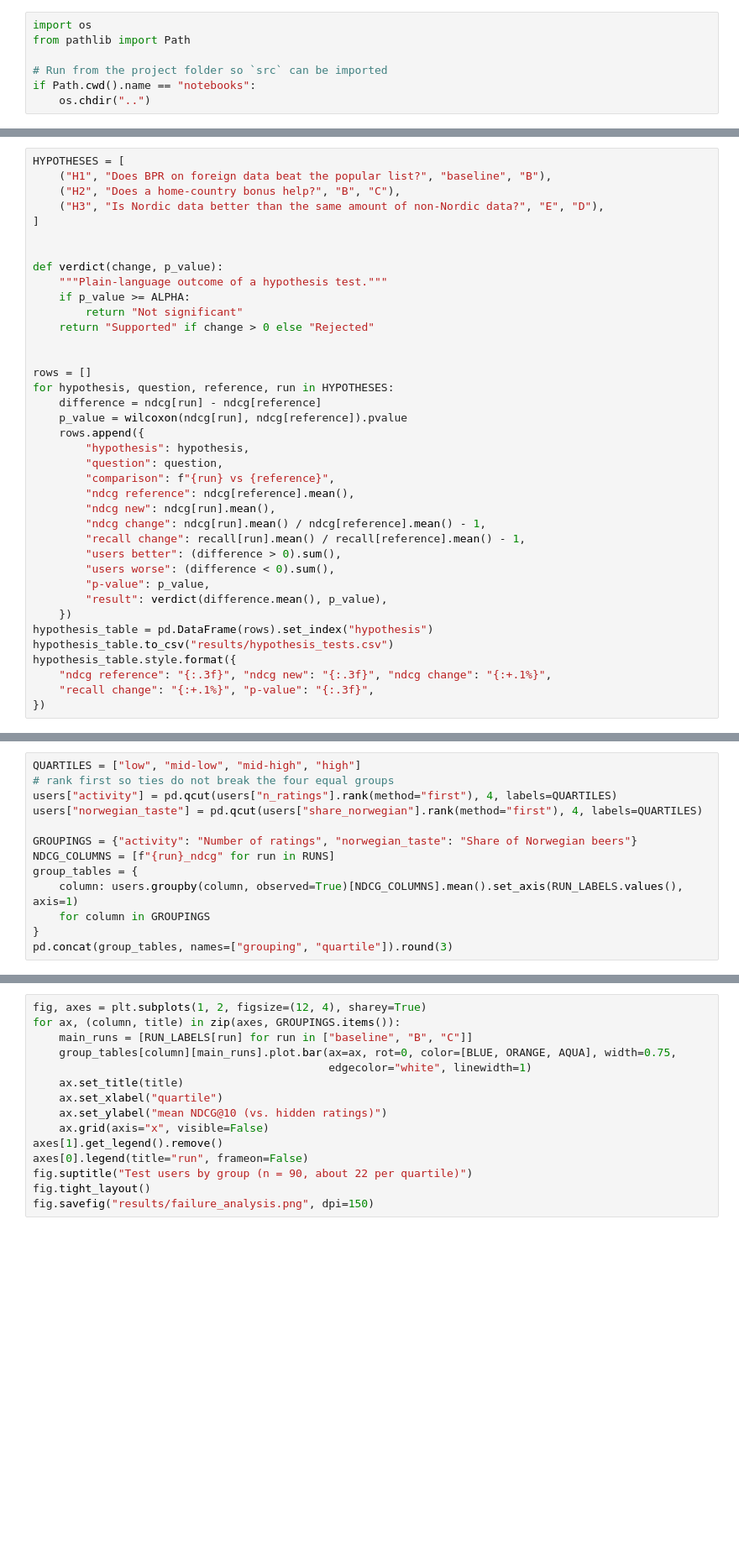
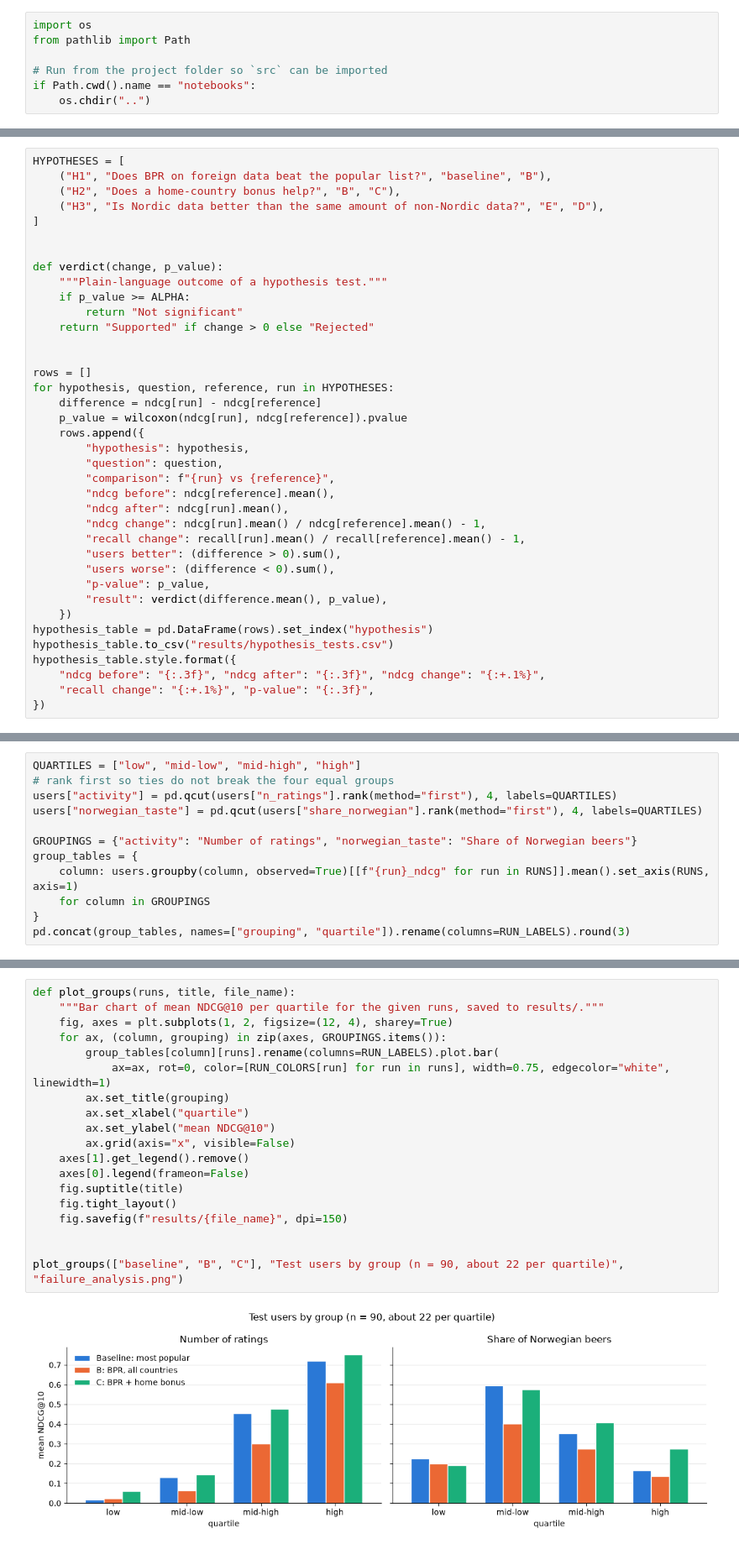
Before and after one commit to marennodenes/beer-recsys, a Jupyter notebook: notebooks/04_results.ipynb, the cells around one changed output, grey strips where cells are left out. Shown at 84% size. Saved outputs shown, nothing was run; the diff lists cells and outputs as text; blank space fills up the shorter version.

```diff
--- a/notebooks/04_results.ipynb
+++ b/notebooks/04_results.ipynb
@@ -159,8 +154,8 @@ for hypothesis, question, reference, run in HYPOTHESES:
         "hypothesis": hypothesis,
         "question": question,
         "comparison": f"{run} vs {reference}",
-        "ndcg reference": ndcg[reference].mean(),
-        "ndcg new": ndcg[run].mean(),
+        "ndcg before": ndcg[reference].mean(),
+        "ndcg after": ndcg[run].mean(),
         "ndcg change": ndcg[run].mean() / ndcg[reference].mean() - 1,
         "recall change": recall[run].mean() / recall[reference].mean() - 1,
         "users better": (difference > 0).sum(),
@@ -171,6 +166,6 @@ for hypothesis, question, reference, run in HYPOTHESES:
 hypothesis_table = pd.DataFrame(rows).set_index("hypothesis")
 hypothesis_table.to_csv("results/hypothesis_tests.csv")
 hypothesis_table.style.format({
-    "ndcg reference": "{:.3f}", "ndcg new": "{:.3f}", "ndcg change": "{:+.1%}",
+    "ndcg before": "{:.3f}", "ndcg after": "{:.3f}", "ndcg change": "{:+.1%}",
     "recall change": "{:+.1%}", "p-value": "{:.3f}",
 })
@@ -230,9 +257,8 @@ users["activity"] = pd.qcut(users["n_ratings"].rank(method="first"), 4, labels=Q
 users["norwegian_taste"] = pd.qcut(users["share_norwegian"].rank(method="first"), 4, labels=QUARTILES)
 
 GROUPINGS = {"activity": "Number of ratings", "norwegian_taste": "Share of Norwegian beers"}
-NDCG_COLUMNS = [f"{run}_ndcg" for run in RUNS]
 group_tables = {
-    column: users.groupby(column, observed=True)[NDCG_COLUMNS].mean().set_axis(RUN_LABELS.values(), axis=1)
+    column: users.groupby(column, observed=True)[[f"{run}_ndcg" for run in RUNS]].mean().set_axis(RUNS, axis=1)
     for column in GROUPINGS
 }
-pd.concat(group_tables, names=["grouping", "quartile"]).round(3)
+pd.concat(group_tables, names=["grouping", "quartile"]).rename(columns=RUN_LABELS).round(3)
@@ -239,18 +276,24 @@ pd.concat(group_tables, names=["grouping", "quartile"]).round(3)
 # %%
-fig, axes = plt.subplots(1, 2, figsize=(12, 4), sharey=True)
-for ax, (column, title) in zip(axes, GROUPINGS.items()):
-    main_runs = [RUN_LABELS[run] for run in ["baseline", "B", "C"]]
-    group_tables[column][main_runs].plot.bar(ax=ax, rot=0, color=[BLUE, ORANGE, AQUA], width=0.75,
-                                             edgecolor="white", linewidth=1)
-    ax.set_title(title)
-    ax.set_xlabel("quartile")
-    ax.set_ylabel("mean NDCG@10 (vs. hidden ratings)")
-    ax.grid(axis="x", visible=False)
-axes[1].get_legend().remove()
-axes[0].legend(title="run", frameon=False)
-fig.suptitle("Test users by group (n = 90, about 22 per quartile)")
-fig.tight_layout()
-fig.savefig("results/failure_analysis.png", dpi=150)
+def plot_groups(runs, title, file_name):
+    """Bar chart of mean NDCG@10 per quartile for the given runs, saved to results/."""
+    fig, axes = plt.subplots(1, 2, figsize=(12, 4), sharey=True)
+    for ax, (column, grouping) in zip(axes, GROUPINGS.items()):
+        group_tables[column][runs].rename(columns=RUN_LABELS).plot.bar(
+            ax=ax, rot=0, color=[RUN_COLORS[run] for run in runs], width=0.75, edgecolor="white", linewidth=1)
+        ax.set_title(grouping)
+        ax.set_xlabel("quartile")
+        ax.set_ylabel("mean NDCG@10")
+        ax.grid(axis="x", visible=False)
+    axes[1].get_legend().remove()
+    axes[0].legend(frameon=False)
+    fig.suptitle(title)
+    fig.tight_layout()
+    fig.savefig(f"results/{file_name}", dpi=150)
+
+
+plot_groups(["baseline", "B", "C"], "Test users by group (n = 90, about 22 per quartile)", "failure_analysis.png")
+# %% [output]
+[figure, added]
 # %% [markdown]
 ### D vs. E: who gains from Nordic data?
 
```
Also changed, not shown: parts of 30 cells of this notebook, 5 other files.
